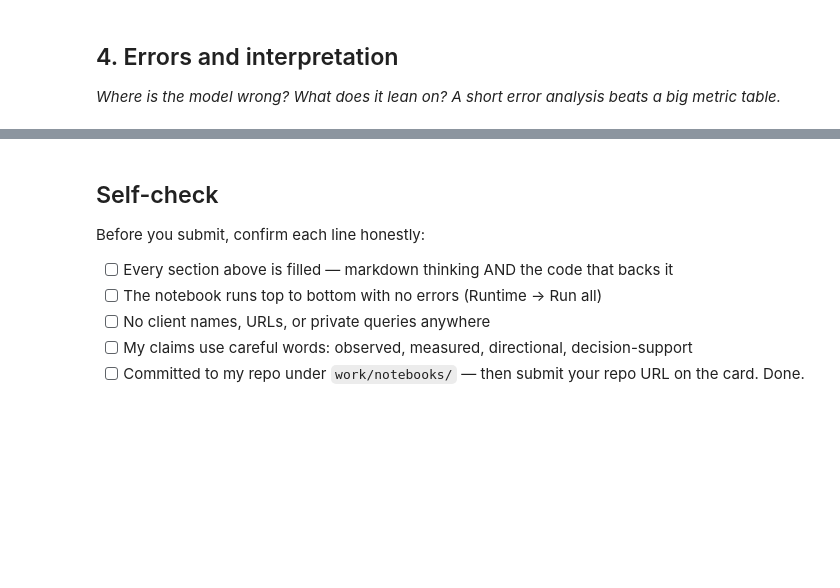
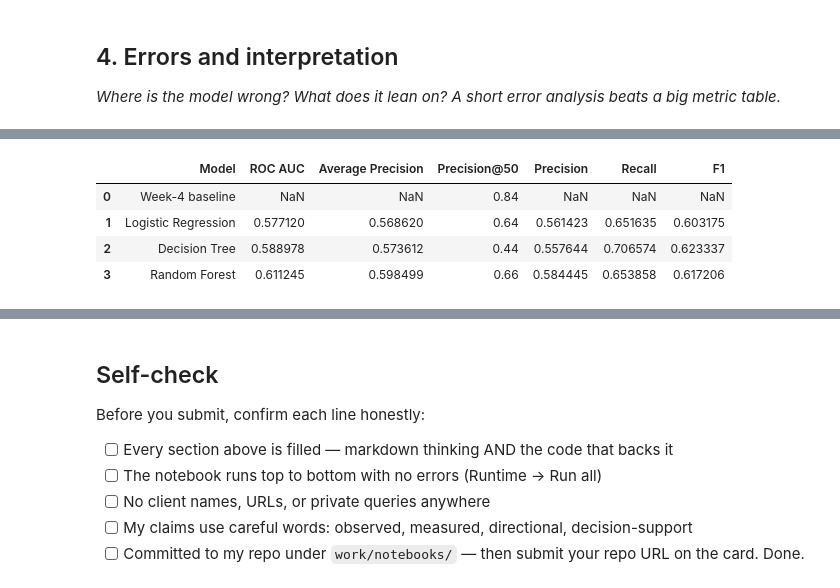
Before and after one commit to muska123-web/FlyRank-AI-Internship, a Jupyter notebook: work/notebooks/w05_model.ipynb, the cells around one changed output, grey strips where cells are left out. Cells and saved outputs as stored; diff of their text form; code cells hidden in the pictures; blank space fills up the shorter version.

```diff
--- a/work/notebooks/w05_model.ipynb
+++ b/work/notebooks/w05_model.ipynb
@@ -29,0 +485,20 @@ This skeleton is yours to fill. Work the sections **in order** — each one has
+# %%
+baseline_test = df.iloc[test_idx].copy()
+
+baseline_test["baseline_score"] = np.where(
+    (
+        (baseline_test["avg_position"] <= 10)
+        & (baseline_test["impressions_90d"] >= 83)
+        & (baseline_test["clicks_90d"] == 0)
+    ),
+    baseline_test["impressions_90d"],
+    0
+)
+
+baseline_precision_50 = precision_at_k(
+    baseline_test["is_declining_label"].values,
+    baseline_test["baseline_score"].values,
+    k=50
+)
+
+print(f"Week-4 Baseline Precision@50: {baseline_precision_50:.3f}")
@@ -36,0 +578,53 @@ This skeleton is yours to fill. Work the sections **in order** — each one has
+# %%
+results = pd.DataFrame({
+    "Model": [
+        "Week-4 baseline",
+        "Logistic Regression",
+        "Decision Tree",
+        "Random Forest"
+    ],
+    "ROC AUC": [
+        np.nan,
+        logistic_roc_auc,
+        tree_roc_auc,
+        forest_roc_auc
+    ],
+    "Average Precision": [
+        np.nan,
+        logistic_avg_precision,
+        tree_avg_precision,
+        forest_avg_precision
+    ],
+    "Precision@50": [
+        baseline_precision_50,
+        logistic_precision_50,
+        tree_precision_50,
+        forest_precision_50
+    ],
+    "Precision": [
+        np.nan,
+        logistic_precision,
+        tree_precision,
+        forest_precision
+    ],
+    "Recall": [
+        np.nan,
+        logistic_recall,
+        tree_recall,
+        forest_recall
+    ],
+    "F1": [
+        np.nan,
+        logistic_f1,
+        tree_f1,
+        forest_f1
+    ]
+})
+
+results
+# %% [output]
+|  | Model | ROC AUC | Average Precision | Precision@50 | Precision | Recall | F1 |
+| 0 | Week-4 baseline | NaN | NaN | 0.84 | NaN | NaN | NaN |
+| 1 | Logistic Regression | 0.577120 | 0.568620 | 0.64 | 0.561423 | 0.651635 | 0.603175 |
+| 2 | Decision Tree | 0.588978 | 0.573612 | 0.44 | 0.557644 | 0.706574 | 0.623337 |
+| 3 | Random Forest | 0.611245 | 0.598499 | 0.66 | 0.584445 | 0.653858 | 0.617206 |
```
Also changed, not shown: parts of 36 cells of this notebook.
